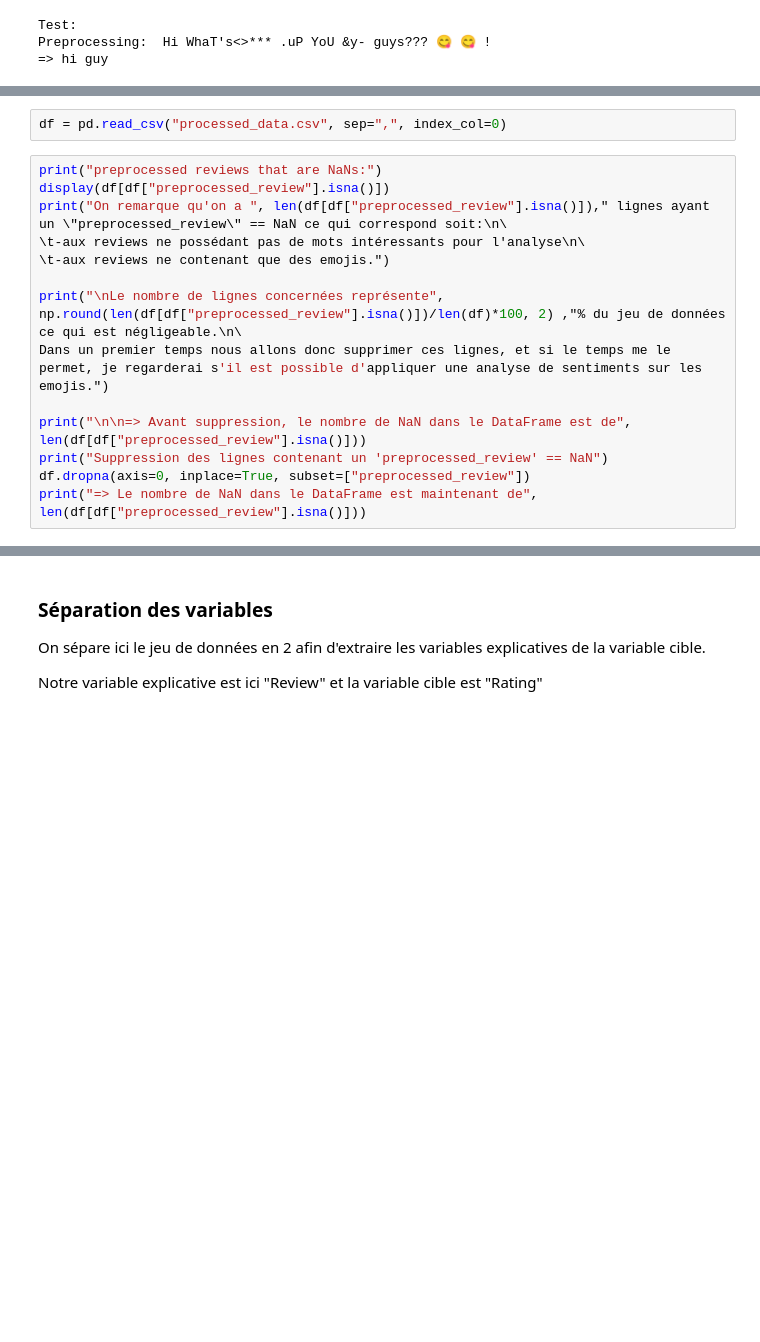
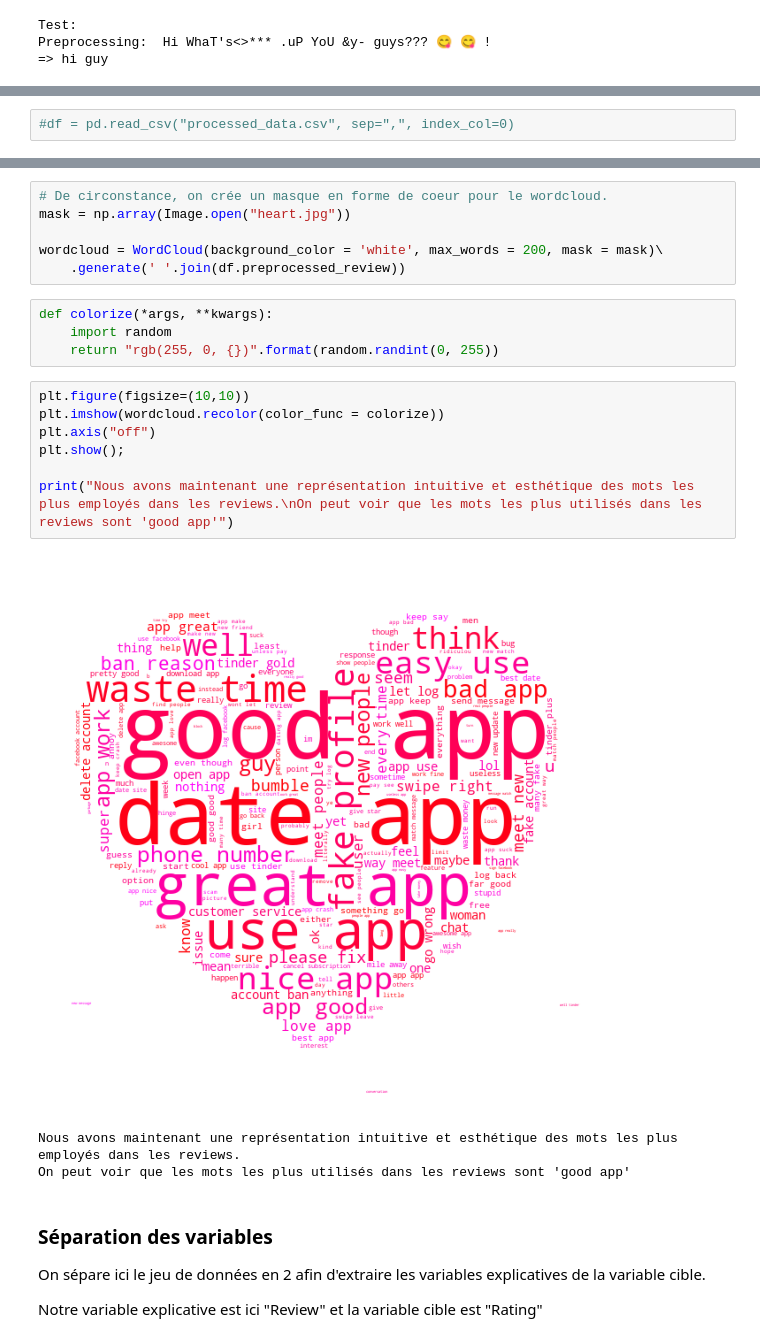
Before and after one commit to SimonCariou/text_analysis_ML, a Jupyter notebook: main.ipynb, the cells around one changed output, grey strips where cells are left out. Saved outputs shown, nothing was run; the diff lists cells and outputs as text; blank space fills up the shorter version.

Commit message:
wordcloud et execution du notebook pour rendu

```diff
--- a/main.ipynb
+++ b/main.ipynb
@@ -461,16 +444,2 @@ Preprocessing:  Hi WhaT's<>*** .uP YoU &y- guys??? 😋 😋 !
 # %%
-df = pd.read_csv("processed_data.csv", sep=",", index_col=0)
+#df = pd.read_csv("processed_data.csv", sep=",", index_col=0)
-# %%
-print("preprocessed reviews that are NaNs:")
-display(df[df["preprocessed_review"].isna()])
-print("On remarque qu'on a ", len(df[df["preprocessed_review"].isna()])," lignes ayant un \"preprocessed_review\" == NaN ce qui correspond soit:\n\
-\t-aux reviews ne possédant pas de mots intéressants pour l'analyse\n\
-\t-aux reviews ne contenant que des emojis.")
-
-print("\nLe nombre de lignes concernées représente",  np.round(len(df[df["preprocessed_review"].isna()])/len(df)*100, 2) ,"% du jeu de données ce qui est négligeable.\n\
-Dans un premier temps nous allons donc supprimer ces lignes, et si le temps me le permet, je regarderai s'il est possible d'appliquer une analyse de sentiments sur les emojis.")
-
-print("\n\n=> Avant suppression, le nombre de NaN dans le DataFrame est de", len(df[df["preprocessed_review"].isna()]))
-print("Suppression des lignes contenant un 'preprocessed_review' == NaN")
-df.dropna(axis=0, inplace=True, subset=["preprocessed_review"])
-print("=> Le nombre de NaN dans le DataFrame est maintenant de", len(df[df["preprocessed_review"].isna()]))
@@ -503,3 +455,24 @@ Suppression des lignes contenant un 'preprocessed_review' == NaN
+# %%
+# De circonstance, on crée un masque en forme de coeur pour le wordcloud.
+mask = np.array(Image.open("heart.jpg"))
+
+wordcloud = WordCloud(background_color = 'white', max_words = 200, mask = mask)\
+    .generate(' '.join(df.preprocessed_review))
+# %%
+def colorize(*args, **kwargs):
+    import random
+    return "rgb(255, 0, {})".format(random.randint(0, 255))
+# %%
+plt.figure(figsize=(10,10))
+plt.imshow(wordcloud.recolor(color_func = colorize))
+plt.axis("off")
+plt.show();
+
+print("Nous avons maintenant une représentation intuitive et esthétique des mots les plus employés dans les reviews.\nOn peut voir que les mots les plus utilisés dans les reviews sont 'good app'")
+# %% [output]
+[figure, added]
+Nous avons maintenant une représentation intuitive et esthétique des mots les plus employés dans les reviews.
+On peut voir que les mots les plus utilisés dans les reviews sont 'good app'
 # %% [markdown]
 ### Séparation des variables
 
```
Also changed, not shown: parts of 26 cells of this notebook, 1 other file.
